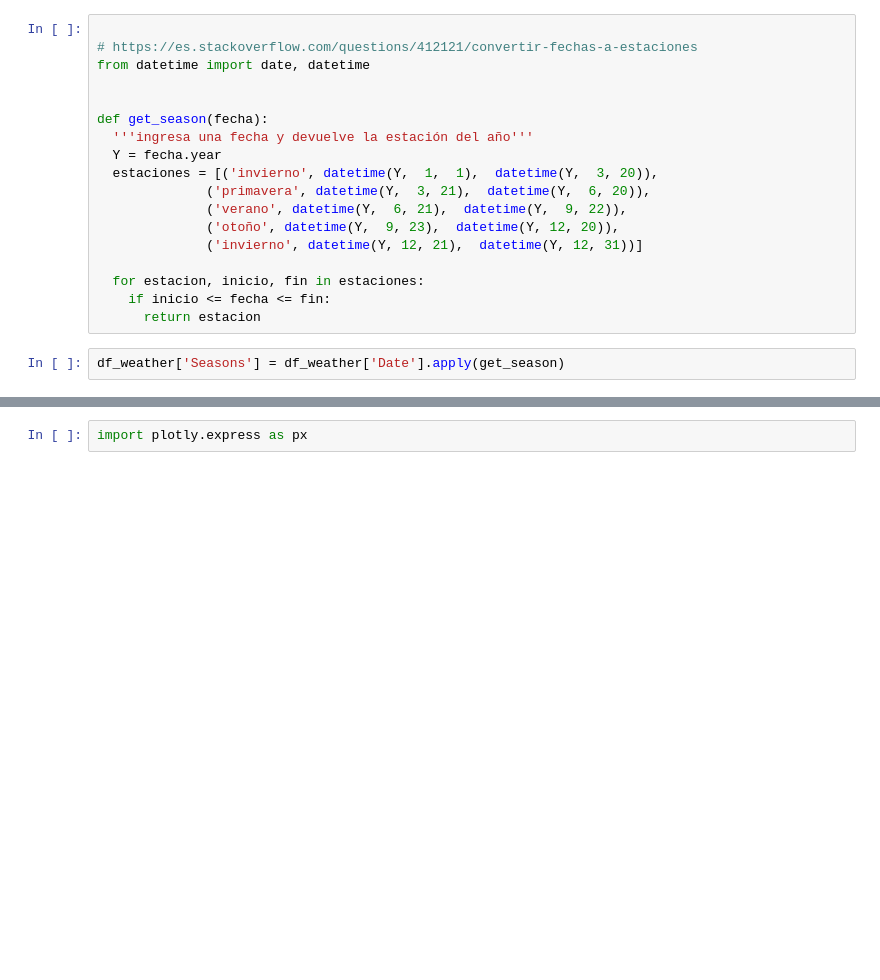
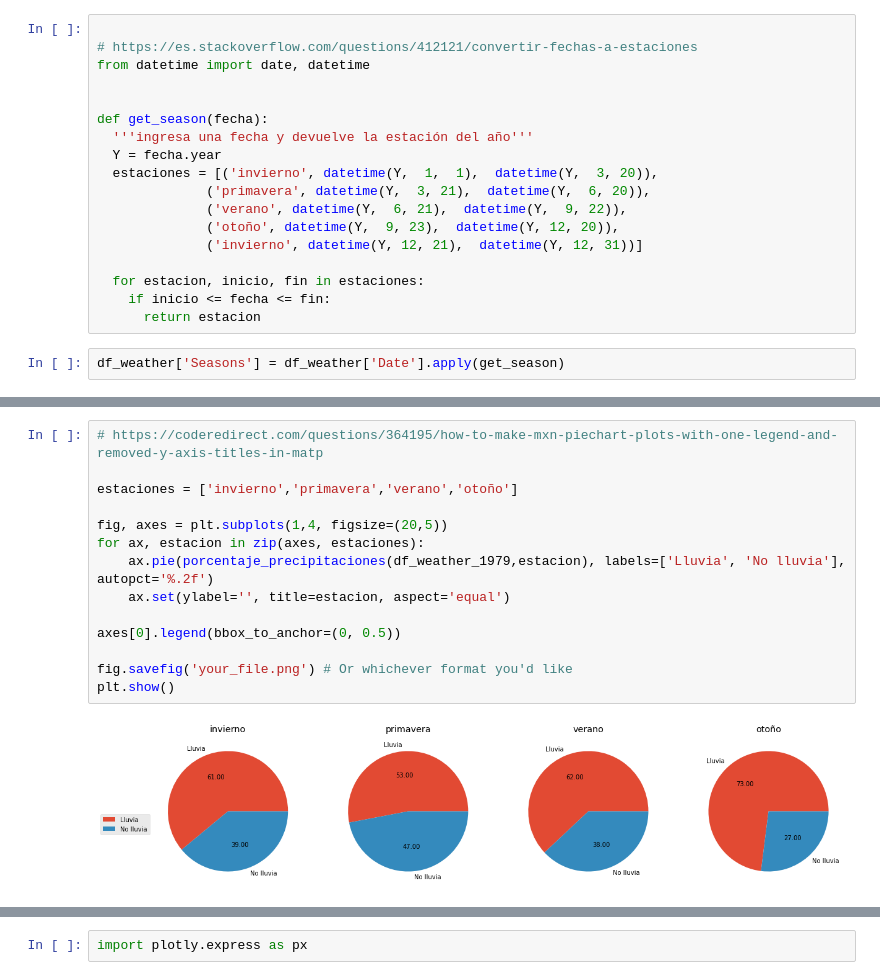
Before and after one commit to cocodibuja/scipyla2021, a Jupyter notebook: Scipyla2021.ipynb, the cells around one changed output, grey strips where cells are left out. Saved outputs shown, nothing was run; the diff lists cells and outputs as text; blank space fills up the shorter version.

```diff
--- a/Scipyla2021.ipynb
+++ b/Scipyla2021.ipynb
@@ -352,0 +374,16 @@ plt.show()
+# %%
+# https://coderedirect.com/questions/364195/how-to-make-mxn-piechart-plots-with-one-legend-and-removed-y-axis-titles-in-matp
+
+estaciones = ['invierno','primavera','verano','otoño']
+
+fig, axes = plt.subplots(1,4, figsize=(20,5))
+for ax, estacion in zip(axes, estaciones):
+    ax.pie(porcentaje_precipitaciones(df_weather_1979,estacion), labels=['Lluvia', 'No lluvia'], autopct='%.2f')
+    ax.set(ylabel='', title=estacion, aspect='equal')
+
+axes[0].legend(bbox_to_anchor=(0, 0.5))
+
+fig.savefig('your_file.png') # Or whichever format you'd like
+plt.show()
+# %% [output]
+[figure, added]
```
Also changed, not shown: parts of 19 cells of this notebook.
